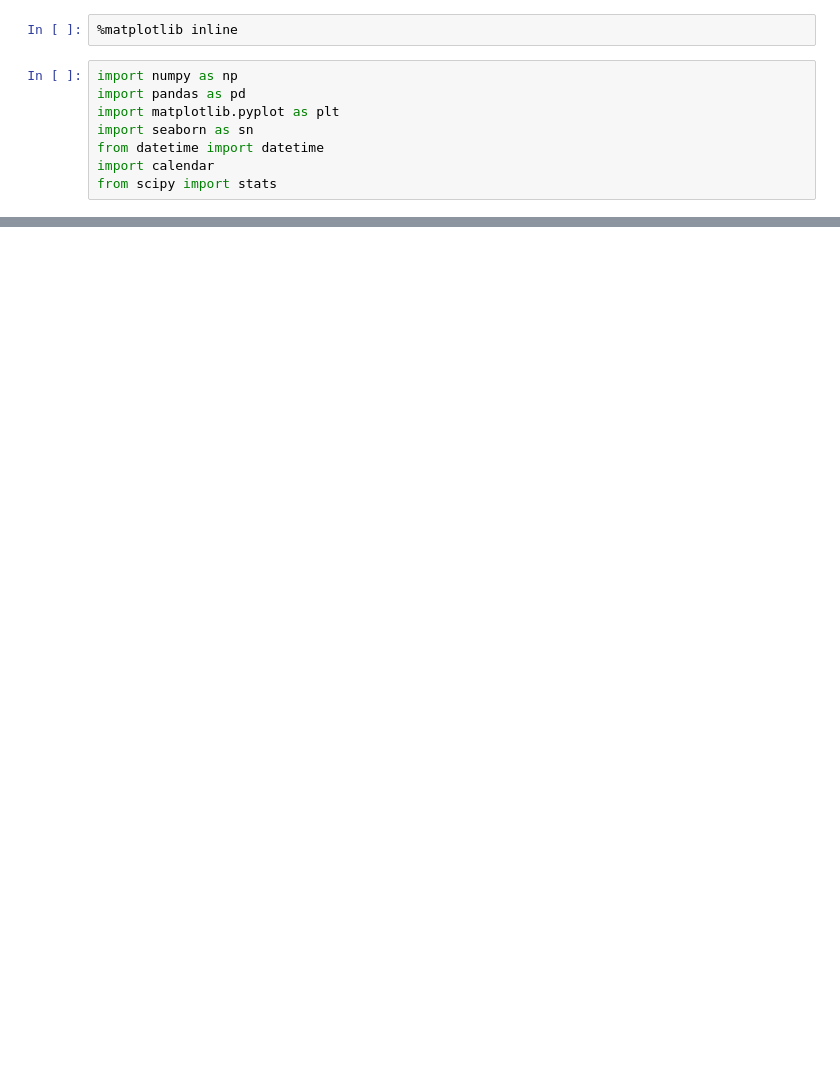
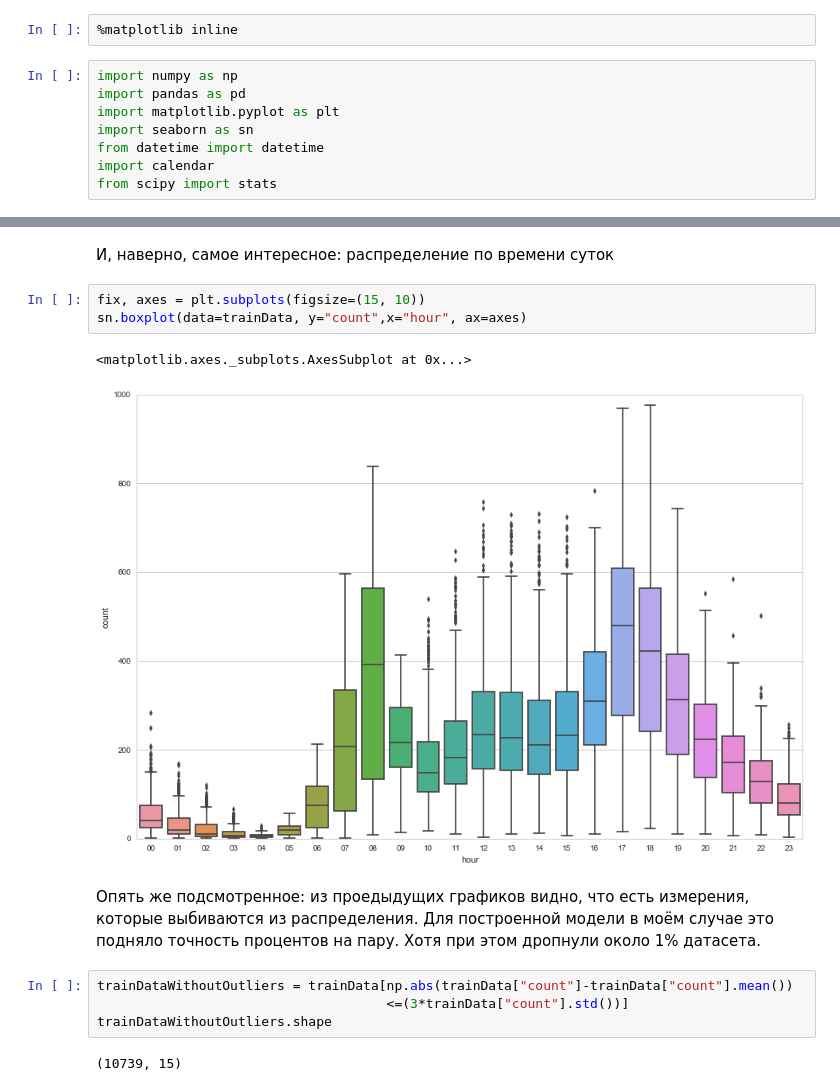
Before and after one commit to Vzzzz/kaggle-bike, a Jupyter notebook: solution.ipynb, the cells around one changed output, grey strips where cells are left out. Cells and saved outputs as stored; diff of their text form; blank space fills up the shorter version.

```diff
--- a/solution.ipynb
+++ b/solution.ipynb
@@ -157,0 +109,16 @@ ax4.set(xlabel='Hour Of The Day', ylabel='Users Count',title="Average Users Coun
+# %% [markdown]
+И, наверно, самое интересное: распределение по времени суток
+# %%
+fix, axes = plt.subplots(figsize=(15, 10))
+sn.boxplot(data=trainData, y="count",x="hour", ax=axes)
+# %% [output]
+<matplotlib.axes._subplots.AxesSubplot at 0x...>
+[figure, added]
+# %% [markdown]
+Опять же подсмотренное: из проедыдущих графиков видно, что есть измерения, которые выбиваются из распределения. Для построенной модели в моём случае это подняло точность процентов на пару. Хотя при этом дропнули около 1% датасета.
+# %%
+trainDataWithoutOutliers = trainData[np.abs(trainData["count"]-trainData["count"].mean())
+                                     <=(3*trainData["count"].std())]
+trainDataWithoutOutliers.shape
+# %% [output]
+(10739, 15)
```
Also changed, not shown: parts of 38 cells of this notebook.
